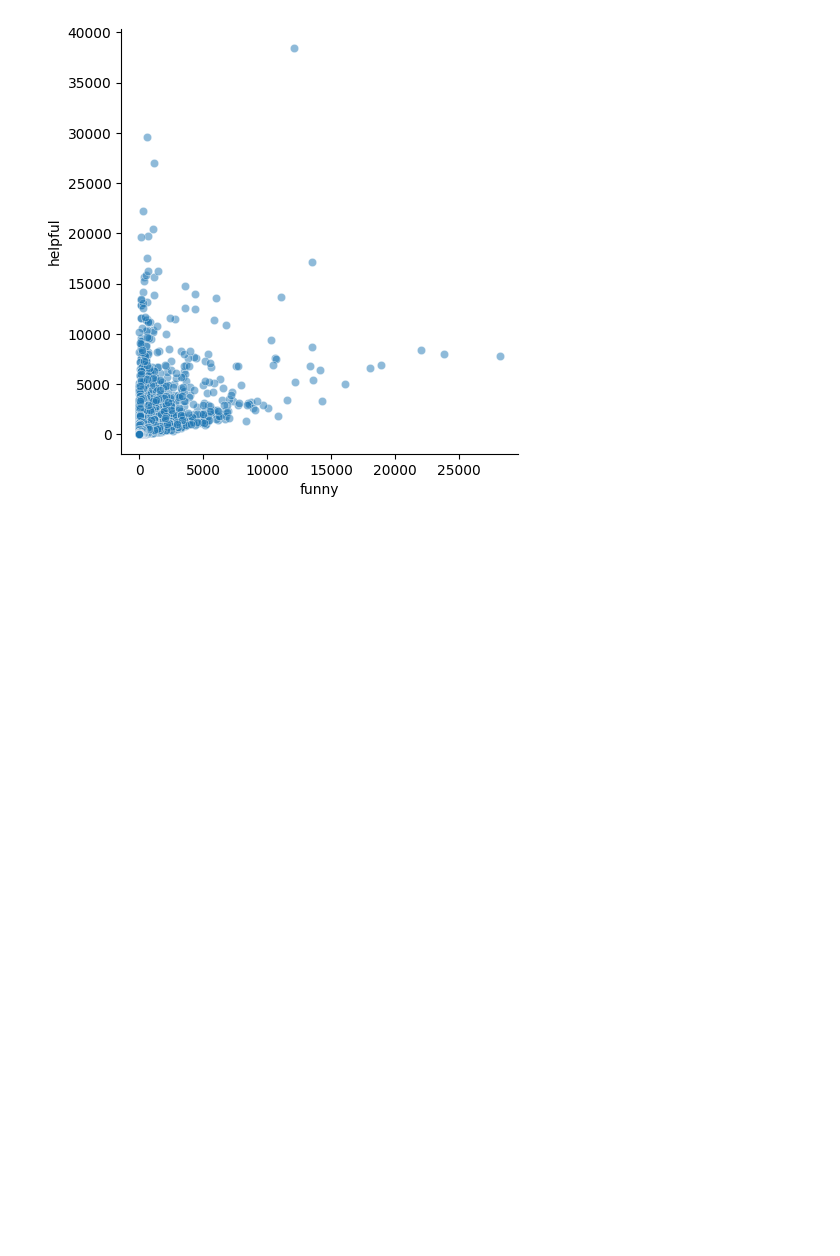
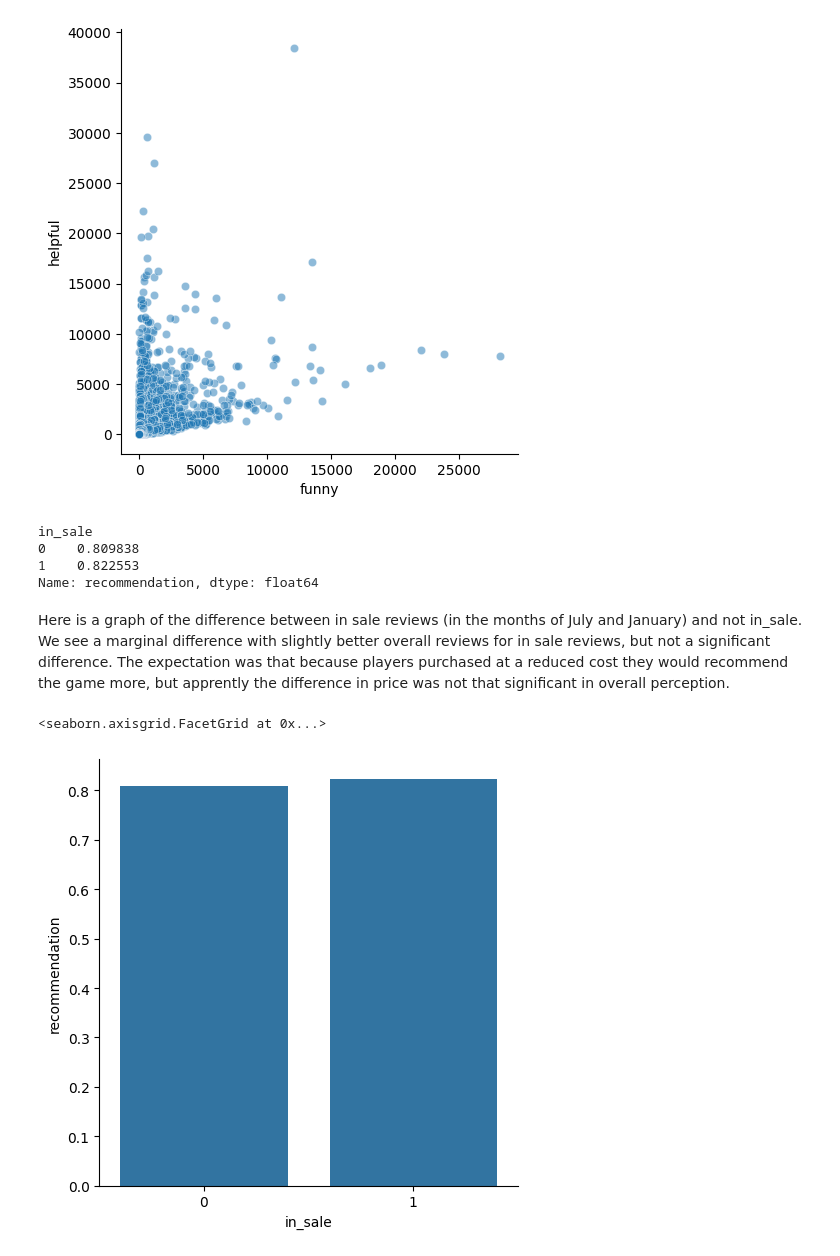
Before and after one commit to sjsu-cs133-f25/gamers-steamreviews-games, a Jupyter notebook: notebooks/01_explore.ipynb, the cells around one changed output. Cells and saved outputs as stored; diff of their text form; code cells hidden in the pictures; blank space fills up the shorter version.

```diff
--- a/notebooks/01_explore.ipynb
+++ b/notebooks/01_explore.ipynb
@@ -413,6 +438,21 @@ sns.relplot(data=steamdataset[steamdataset.funny <= 40000], x='funny', y='helpfu
 # %% [output]
 <seaborn.axisgrid.FacetGrid at 0x...>
 [figure]
+# %%
+insaleds = steamdataset.groupby('in_sale').recommendation.mean()
+insaleds
+# %% [output]
+in_sale
+0    0.809838
+1    0.822553
+Name: recommendation, dtype: float64
+# %% [markdown]
+Here is a graph of the difference between in sale reviews (in the months of July and January) and not in_sale. We see a marginal difference with slightly better overall reviews for in sale reviews, but not a significant difference. The expectation was that because players purchased at a reduced cost they would recommend the game more, but apprently the difference in price was not that significant in overall perception.
+# %%
+sns.catplot(data=insaleds, kind='bar', legend=False)
+# %% [output]
+<seaborn.axisgrid.FacetGrid at 0x...>
+[figure, added]
 # %%
 # TODO Properly organize the notebook with markdowns like explained in the slides, like A. Data Card, B. Transformations,
 # %%
```
Also changed, not shown: parts of 7 cells of this notebook.
